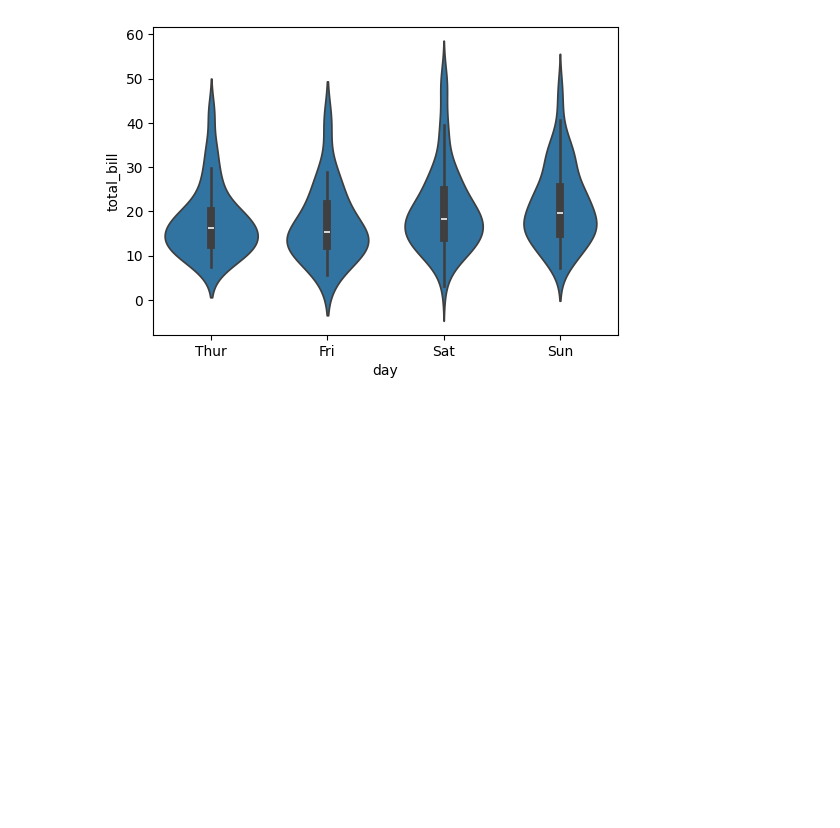
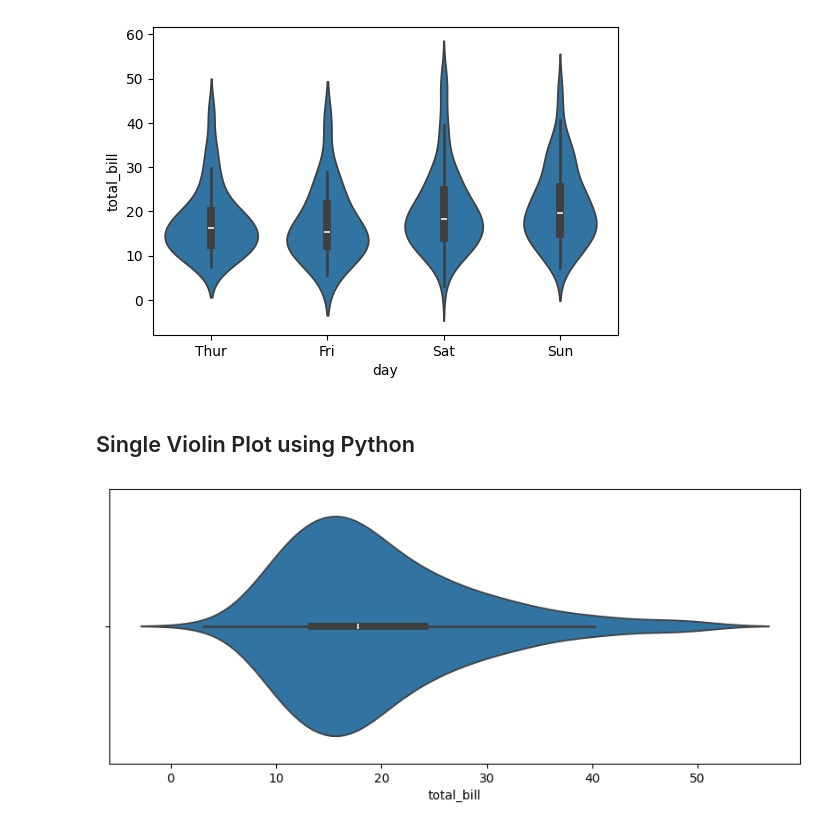
Before and after one commit to masrik-dev/Data-and-information-visualization, a Jupyter notebook: Data and information visualization.ipynb, the cells around one changed output. Drawn from its saved outputs; the diff is of its cells as text; code cells hidden in the pictures; blank space fills up the shorter version.

Commit message:
--update single-violin-plot

```diff
--- a/Data and information visualization.ipynb
+++ b/Data and information visualization.ipynb
@@ -543,3 +543,15 @@ sns.violinplot(x="day", y="total_bill", data=data)
 plt.show()
 # %% [output]
 [figure]
+# %% [markdown]
+## Single Violin Plot using Python
+# %%
+import seaborn as sns
+import matplotlib.pyplot as plt
+
+data = sns.load_dataset("tips")
+plt.figure(figsize=(10, 4))
+sns.violinplot(x=data["total_bill"])
+plt.show()
+# %% [output]
+[figure, added]
```
Also changed, not shown: 1 other file.
